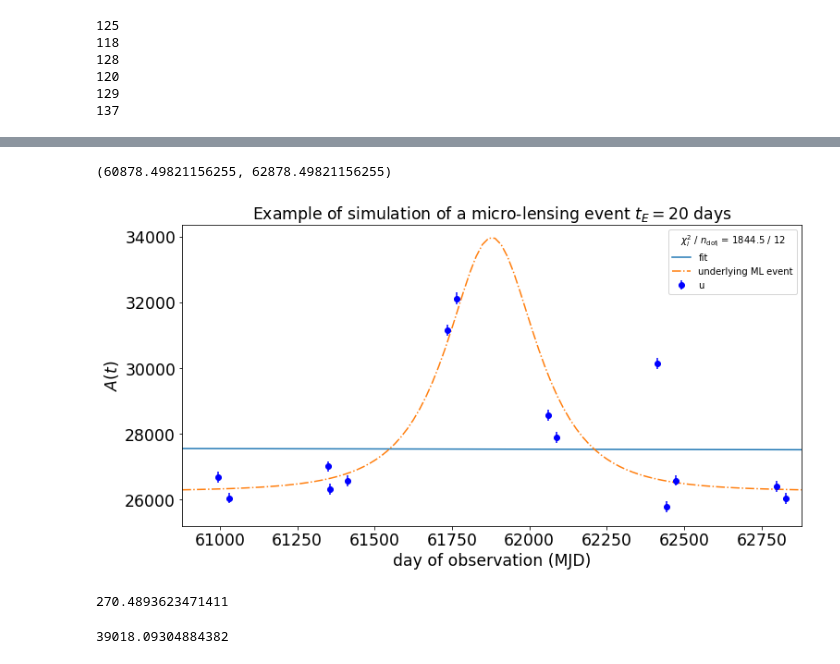
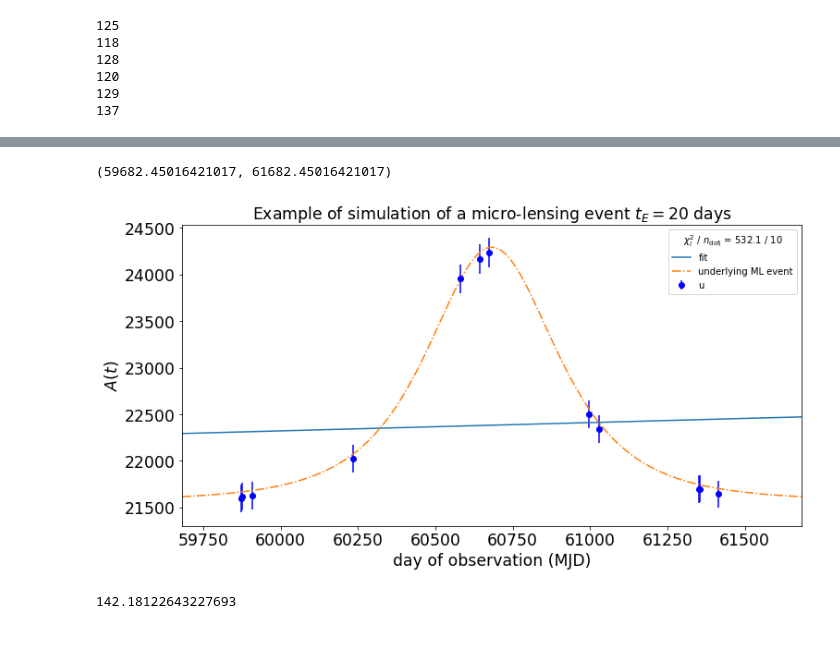
Before and after one commit to sylvielsstfr/StageM12021, a Jupyter notebook: notebooks Damien/Fit flux et amplitude .ipynb, the cells around one changed output, grey strips where cells are left out. Drawn from its saved outputs; the diff is of its cells as text; code cells hidden in the pictures.

```diff
--- a/notebooks Damien/Fit flux et amplitude .ipynb
+++ b/notebooks Damien/Fit flux et amplitude .ipynb
@@ -89,9 +91,9 @@ if sel_spectrum_idx == 7 :
 else :
 
     Spec_norm = S.FileSpectrum(os.path.join(pysynphot_root_path, 'calspec', t["FILES"][sel_spectrum_idx]))
-    Spec = Spec_norm.renorm(21, 'abmag', S.ObsBandpass('johnson,v'))
+    Spec = Spec_norm.renorm(20, 'abmag', S.ObsBandpass('johnson,v'))
 
-Spec.convert('photlam')
+Spec.convert('abmag')
 # %%
 dir_cadences="D:\Projet de recherche\Stage\cadences"
 all_my_cadence_files= ["cadence_lmc_baseline2018a_extr_v1.csv",
@@ -514,0 +578,6 @@ print(idx)
+# %%
+tot = [[] for i in range (nbr_filters)]
+
+for i in range (len(df)) :
+
+    tot[0].append(sigmatot(i,0))
@@ -514,0 +607,30 @@ print(idx)
+# %%
+N = [[] for i in range (nbr_filters)]
+
+for i in range (len(df)) :
+
+    N[0].append(np.sqrt(all_count[0][i] + sigmatot(i,0)**2 * neff(i)))
+
+    if df['filter'][i] == 'u' :
+
+        N[1].append(np.sqrt(all_count[0][i] + sigmatot(i,0)**2 * neff(i)))
+
+    elif df['filter'][i] == 'g' :
+
+        N[2].append(np.sqrt(all_count[0][i] + sigmatot(i,0)**2 * neff(i)))
+
+    elif df['filter'][i] == 'r' :
+
+        N[3].append(np.sqrt(all_count[0][i] + sigmatot(i,0)**2 * neff(i)))
+
+    elif df['filter'][i] == 'i' :
+
+        N[4].append(np.sqrt(all_count[0][i] + sigmatot(i,0)**2 * neff(i)))
+
+    elif df['filter'][i] == 'z' :
+
+        N[5].append(np.sqrt(all_count[0][i] + sigmatot(i,0)**2 * neff(i)))
+
+    elif df['filter'][i] == 'y' :
+
+        N[6].append(np.sqrt(all_count[0][i] + sigmatot(i,0)**2 * neff(i)))
@@ -517,7 +693,7 @@ F_0 = []
 
 for i in range (nbr_filters) :
 
-    F_0.append(sum(all_count[i])/len(all_count[i]))
+    F_0.append(sum(Source[i])/len(Source[i]))
     F_0[0] = 0
 # %%
 def u(t):
@@ -831,36 +1138,32 @@ sum(N_pe_u[6])/len(N_pe_u[6])
 # %%
 least_squares_line = LeastSquares(x_u, y_u, error[1], linear) #linear least squares
 m_line = Minuit(least_squares_line, alpha=1, beta=1)
 
 m_line.migrad() # finds minimum of least_squares function
 m_line.hesse()  # accurately computes uncertainties
 
 plt.errorbar(x_u, y_u, error[1], fmt="o", label = "u", color = "b")  #Show data points with their respective photometric error
 #plt.errorbar(x_g, y_g, error[2], fmt="o", label = "g", color = "g")  #Color depends on the filter
 #plt.errorbar(x_r, y_r, amp_err_r, fmt="o", label = "r", color = "r")
 #plt.errorbar(x_i, y_i, amp_err_i, fmt="o", label = "i", color = "blueviolet")
 #plt.errorbar(x_z, y_z, amp_err_z, fmt="o", label = "z", color ="grey")
 #plt.errorbar(x_y, y_y, amp_err_y, fmt="o", label = "y", color ="k")
 plt.plot(ti, linear(ti, *m_line.values), label = "fit")
-plt.plot(ti, A(u(ti)) * F_0[1] + sum(N_pe_u[1])/len(N_pe_u[1]), "-.", label = "underlying ML event")
+plt.plot(ti, A(u(ti)) * F_0[1] + sum(N_pe[1])/len(N_pe[1]), "-.", label = "underlying ML event")
 
 
 fit_info = [
     f"$\\chi^2_l$ / $n_\\mathrm{{dof_l}}$ = {m_line.fval:.1f} / {len(x_u) - m_line.nfit}",     #Display fit info
 ]
 plt.xlabel("day of observation (MJD)")
 plt.ylabel("$A(t)$")
 plt.title("Example of simulation of a micro-lensing event $t_E = 20$ days")
 plt.legend(title = "\n".join(fit_info))
 plt.xlim(tmin,tmax)
 # %% [output]
-(60878.49821156255, 62878.49821156255)
+(59682.45016421017, 61682.45016421017)
-[figure, old version]
+[figure, new version]
 # %%
-(m_line.fval - m.fval)/np.sqrt(2*(len(x_g)- m.nfit))
+(m_line.fval - m.fval)/np.sqrt(2*(len(x_u)- m.nfit))
 # %% [output]
-270.4893623471411
+142.18122643227693
-# %%
-F_0[2]
-# %% [output]
-39018.09304884382
```
Also changed, not shown: parts of 39 cells of this notebook.
